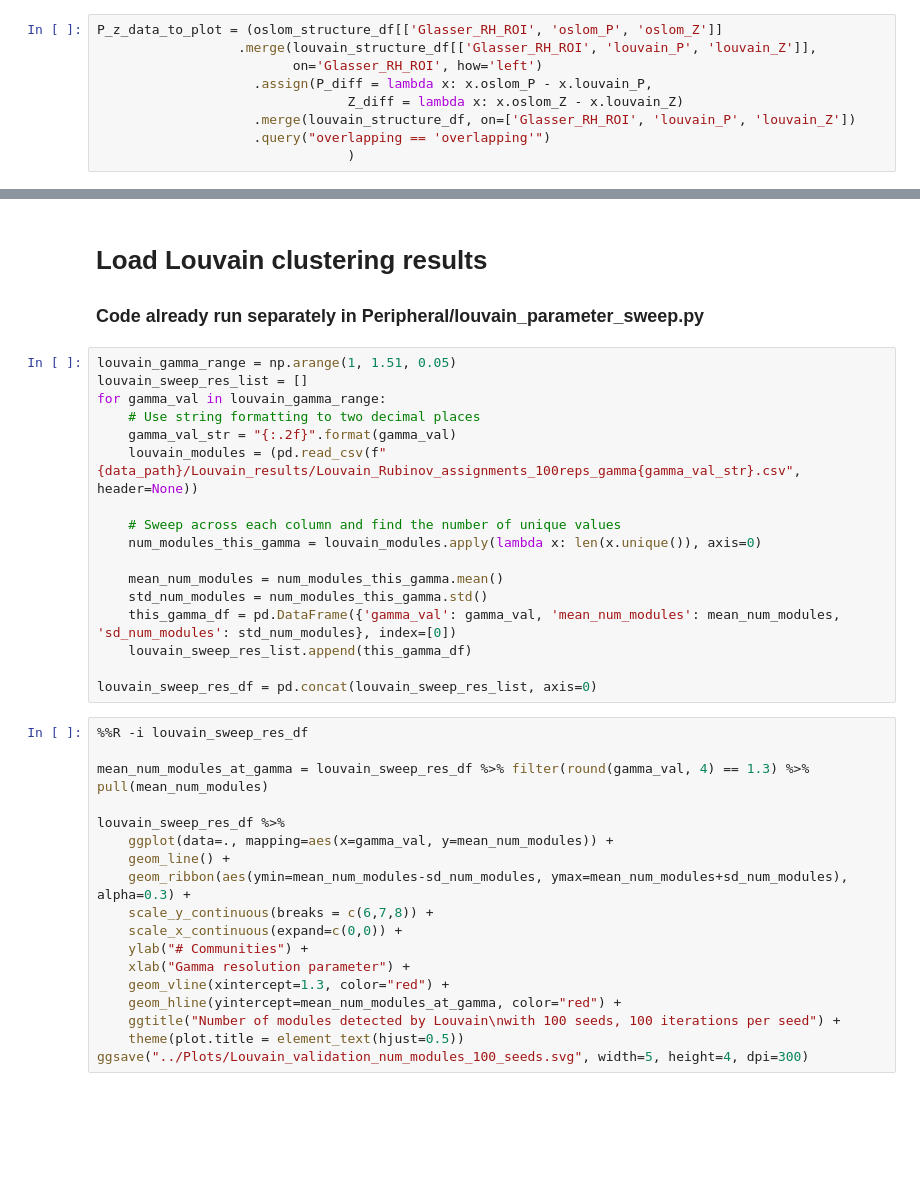
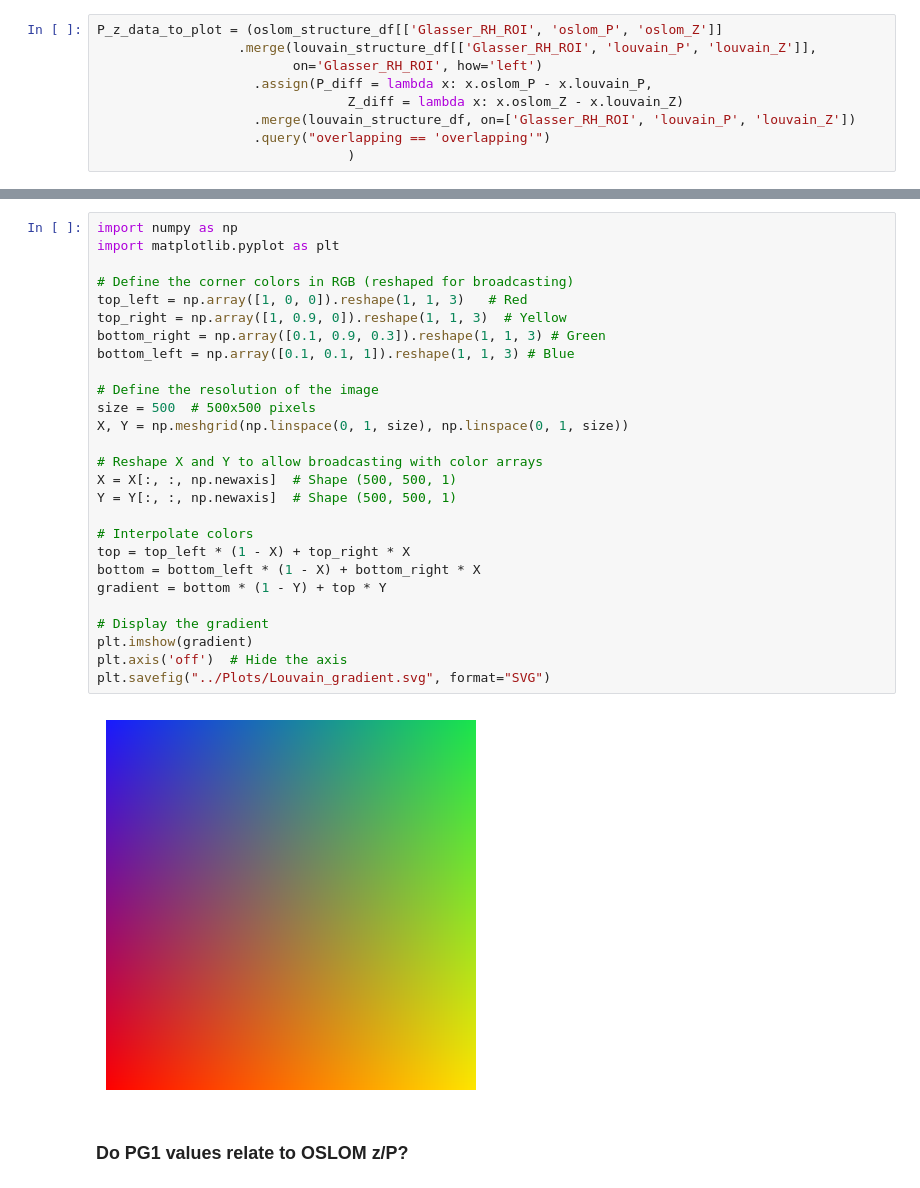
Before and after one commit to DynamicsAndNeuralSystems/OverlappingCommunityDetection_HCP, a Jupyter notebook: data_visualization/Fig7_OSLOM_vs_Louvain.ipynb, the cells around one changed output, grey strips where cells are left out. Cells and saved outputs as stored; diff of their text form; blank space fills up the shorter version.

```diff
--- a/data_visualization/Fig7_OSLOM_vs_Louvain.ipynb
+++ b/data_visualization/Fig7_OSLOM_vs_Louvain.ipynb
@@ -282,40 +308,33 @@ nx.draw(G_oslom, node_color=color_map, edge_color='#E6E6E6', with_labels=True,la
 # %% [output]
 [figure]
-# %% [markdown]
-# Load Louvain clustering results
-### Code already run separately in Peripheral/louvain_parameter_sweep.py
-# %%
-louvain_gamma_range = np.arange(1, 1.51, 0.05)
-louvain_sweep_res_list = []
-for gamma_val in louvain_gamma_range:
-    # Use string formatting to two decimal places
-    gamma_val_str = "{:.2f}".format(gamma_val)
-    louvain_modules = (pd.read_csv(f"{data_path}/Louvain_results/Louvain_Rubinov_assignments_100reps_gamma{gamma_val_str}.csv", header=None))
-
-    # Sweep across each column and find the number of unique values
-    num_modules_this_gamma = louvain_modules.apply(lambda x: len(x.unique()), axis=0)
-
-    mean_num_modules = num_modules_this_gamma.mean()
-    std_num_modules = num_modules_this_gamma.std()
-    this_gamma_df = pd.DataFrame({'gamma_val': gamma_val, 'mean_num_modules': mean_num_modules, 'sd_num_modules': std_num_modules}, index=[0])
-    louvain_sweep_res_list.append(this_gamma_df)
-
-louvain_sweep_res_df = pd.concat(louvain_sweep_res_list, axis=0)
-# %%
-%%R -i louvain_sweep_res_df
-
-mean_num_modules_at_gamma = louvain_sweep_res_df %>% filter(round(gamma_val, 4) == 1.3) %>% pull(mean_num_modules)
-
-louvain_sweep_res_df %>%
-    ggplot(data=., mapping=aes(x=gamma_val, y=mean_num_modules)) +
-    geom_line() +
-    geom_ribbon(aes(ymin=mean_num_modules-sd_num_modules, ymax=mean_num_modules+sd_num_modules), alpha=0.3) +
-    scale_y_continuous(breaks = c(6,7,8)) +
-    scale_x_continuous(expand=c(0,0)) +
-    ylab("# Communities") +
-    xlab("Gamma resolution parameter") +
-    geom_vline(xintercept=1.3, color="red") +
-    geom_hline(yintercept=mean_num_modules_at_gamma, color="red") +
-    ggtitle("Number of modules detected by Louvain\nwith 100 seeds, 100 iterations per seed") +
-    theme(plot.title = element_text(hjust=0.5))
-ggsave("../Plots/Louvain_validation_num_modules_100_seeds.svg", width=5, height=4, dpi=300)
+# %%
+import numpy as np
+import matplotlib.pyplot as plt
+
+# Define the corner colors in RGB (reshaped for broadcasting)
+top_left = np.array([1, 0, 0]).reshape(1, 1, 3)   # Red
+top_right = np.array([1, 0.9, 0]).reshape(1, 1, 3)  # Yellow
+bottom_right = np.array([0.1, 0.9, 0.3]).reshape(1, 1, 3) # Green
+bottom_left = np.array([0.1, 0.1, 1]).reshape(1, 1, 3) # Blue
+
+# Define the resolution of the image
+size = 500  # 500x500 pixels
+X, Y = np.meshgrid(np.linspace(0, 1, size), np.linspace(0, 1, size))
+
+# Reshape X and Y to allow broadcasting with color arrays
+X = X[:, :, np.newaxis]  # Shape (500, 500, 1)
+Y = Y[:, :, np.newaxis]  # Shape (500, 500, 1)
+
+# Interpolate colors
+top = top_left * (1 - X) + top_right * X
+bottom = bottom_left * (1 - X) + bottom_right * X
+gradient = bottom * (1 - Y) + top * Y
+
+# Display the gradient
+plt.imshow(gradient)
+plt.axis('off')  # Hide the axis
+plt.savefig("../Plots/Louvain_gradient.svg", format="SVG")
+# %% [output]
+[figure, added]
+# %% [markdown]
+### Do PG1 values relate to OSLOM z/P?
```
Also changed, not shown: parts of 10 cells of this notebook, 37 other files.
